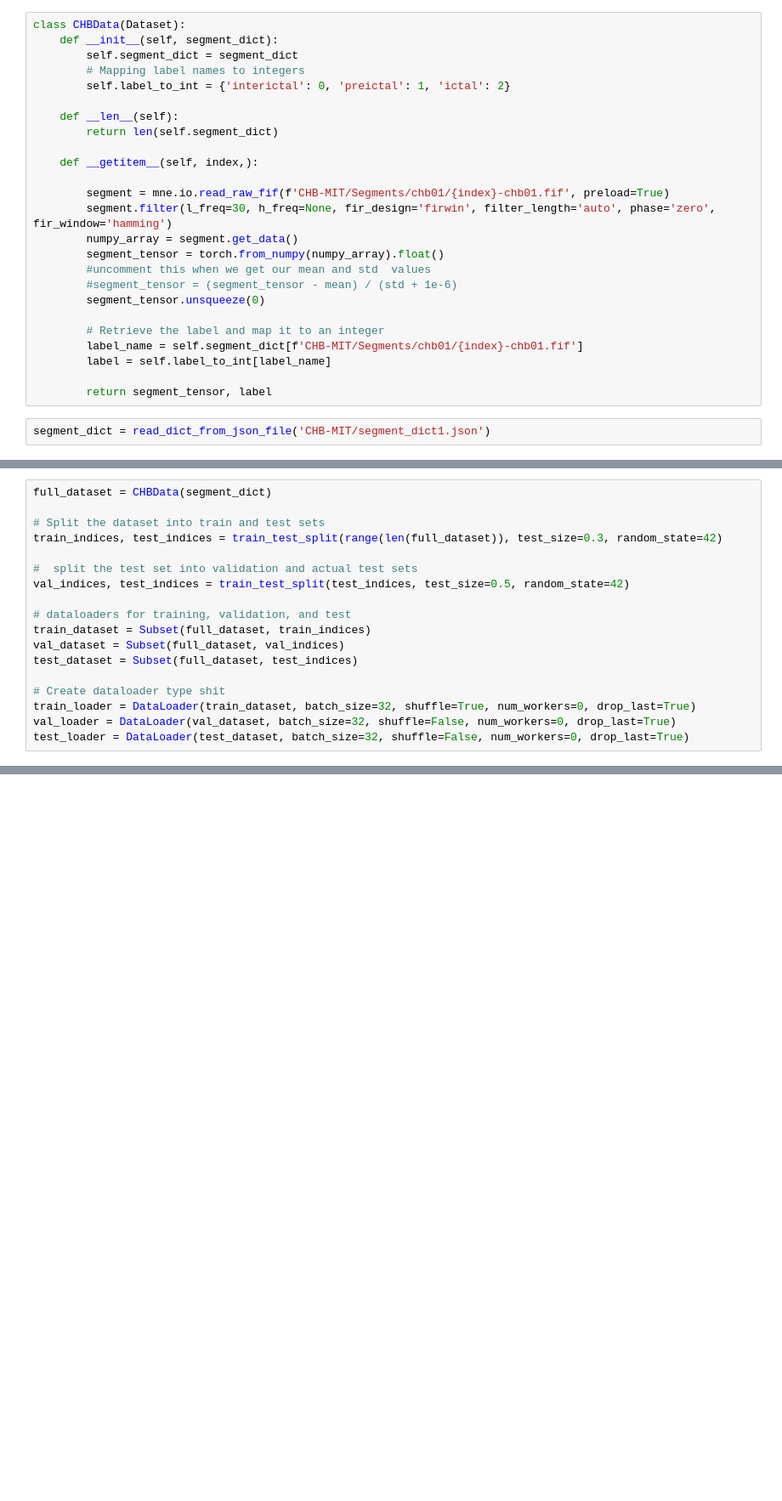
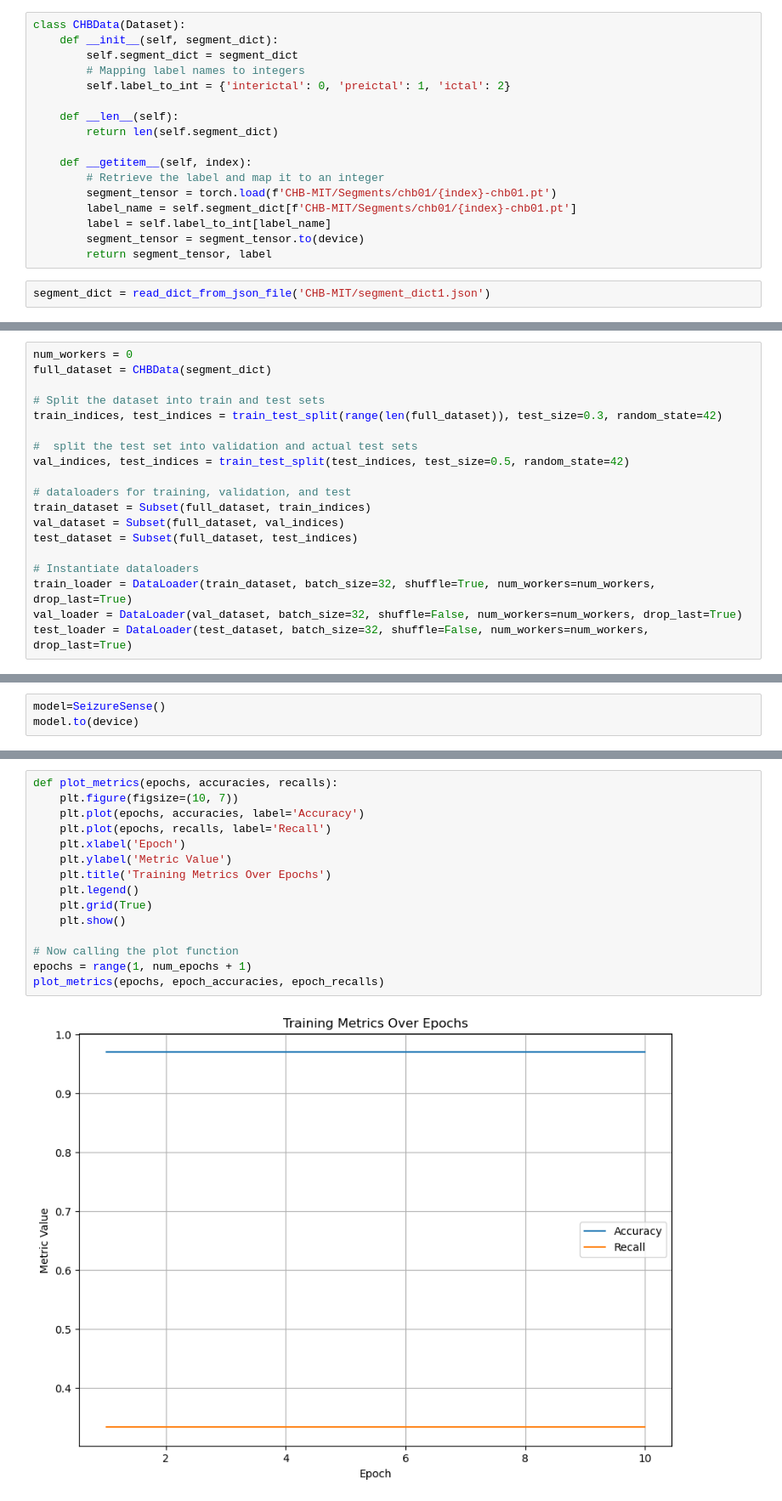
Before and after one commit to MattyB709/SeizureSense, a Jupyter notebook: Seizure Sense.ipynb, the cells around one changed output, grey strips where cells are left out. Shown at 85% size. Drawn from its saved outputs; the diff is of its cells as text; blank space fills up the shorter version.

```diff
--- a/Seizure Sense.ipynb
+++ b/Seizure Sense.ipynb
@@ -128,20 +50,12 @@ class CHBData(Dataset):
     def __len__(self):
         return len(self.segment_dict)
 
-    def __getitem__(self, index,):
-
-        segment = mne.io.read_raw_fif(f'CHB-MIT/Segments/chb01/{index}-chb01.fif', preload=True)
-        segment.filter(l_freq=30, h_freq=None, fir_design='firwin', filter_length='auto', phase='zero', fir_window='hamming')
-        numpy_array = segment.get_data()
-        segment_tensor = torch.from_numpy(numpy_array).float()
-        #uncomment this when we get our mean and std  values
-        #segment_tensor = (segment_tensor - mean) / (std + 1e-6)
-        segment_tensor.unsqueeze(0)
-
+    def __getitem__(self, index):
         # Retrieve the label and map it to an integer
-        label_name = self.segment_dict[f'CHB-MIT/Segments/chb01/{index}-chb01.fif']
+        segment_tensor = torch.load(f'CHB-MIT/Segments/chb01/{index}-chb01.pt')
+        label_name = self.segment_dict[f'CHB-MIT/Segments/chb01/{index}-chb01.pt']
         label = self.label_to_int[label_name]
-
+        segment_tensor = segment_tensor.to(device)
         return segment_tensor, label
 # %%
 segment_dict = read_dict_from_json_file('CHB-MIT/segment_dict1.json')
@@ -173,4 +62,5 @@ Creating a Dataloader
 # %%
+num_workers = 0
 full_dataset = CHBData(segment_dict)
 
 # Split the dataset into train and test sets
@@ -184,7 +74,7 @@ train_dataset = Subset(full_dataset, train_indices)
 val_dataset = Subset(full_dataset, val_indices)
 test_dataset = Subset(full_dataset, test_indices)
 
-# Create dataloader type shit
-train_loader = DataLoader(train_dataset, batch_size=32, shuffle=True, num_workers=0, drop_last=True)
-val_loader = DataLoader(val_dataset, batch_size=32, shuffle=False, num_workers=0, drop_last=True)
-test_loader = DataLoader(test_dataset, batch_size=32, shuffle=False, num_workers=0, drop_last=True)
+# Instantiate dataloaders
+train_loader = DataLoader(train_dataset, batch_size=32, shuffle=True, num_workers=num_workers, drop_last=True)
+val_loader = DataLoader(val_dataset, batch_size=32, shuffle=False, num_workers=num_workers, drop_last=True)
+test_loader = DataLoader(test_dataset, batch_size=32, shuffle=False, num_workers=num_workers, drop_last=True)
@@ -258,0 +137,3 @@ Decoding Output to labels
+# %%
+model=SeizureSense()
+model.to(device)
@@ -322,0 +226,17 @@ for epoch in range(num_epochs):
+# %%
+def plot_metrics(epochs, accuracies, recalls):
+    plt.figure(figsize=(10, 7))
+    plt.plot(epochs, accuracies, label='Accuracy')
+    plt.plot(epochs, recalls, label='Recall')
+    plt.xlabel('Epoch')
+    plt.ylabel('Metric Value')
+    plt.title('Training Metrics Over Epochs')
+    plt.legend()
+    plt.grid(True)
+    plt.show()
+
+# Now calling the plot function
+epochs = range(1, num_epochs + 1)
+plot_metrics(epochs, epoch_accuracies, epoch_recalls)
+# %% [output]
+[figure, added]
```
Also changed, not shown: parts of 21 cells of this notebook, 1 other file.
